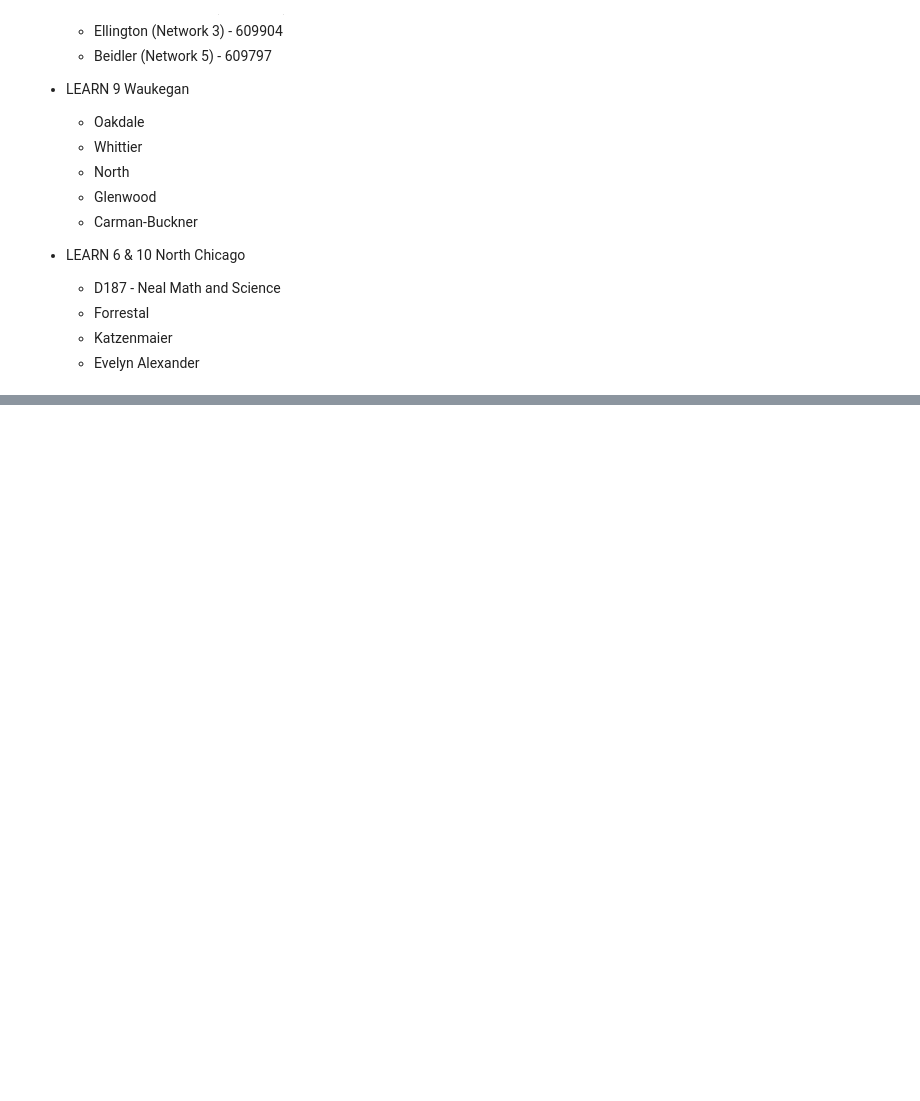
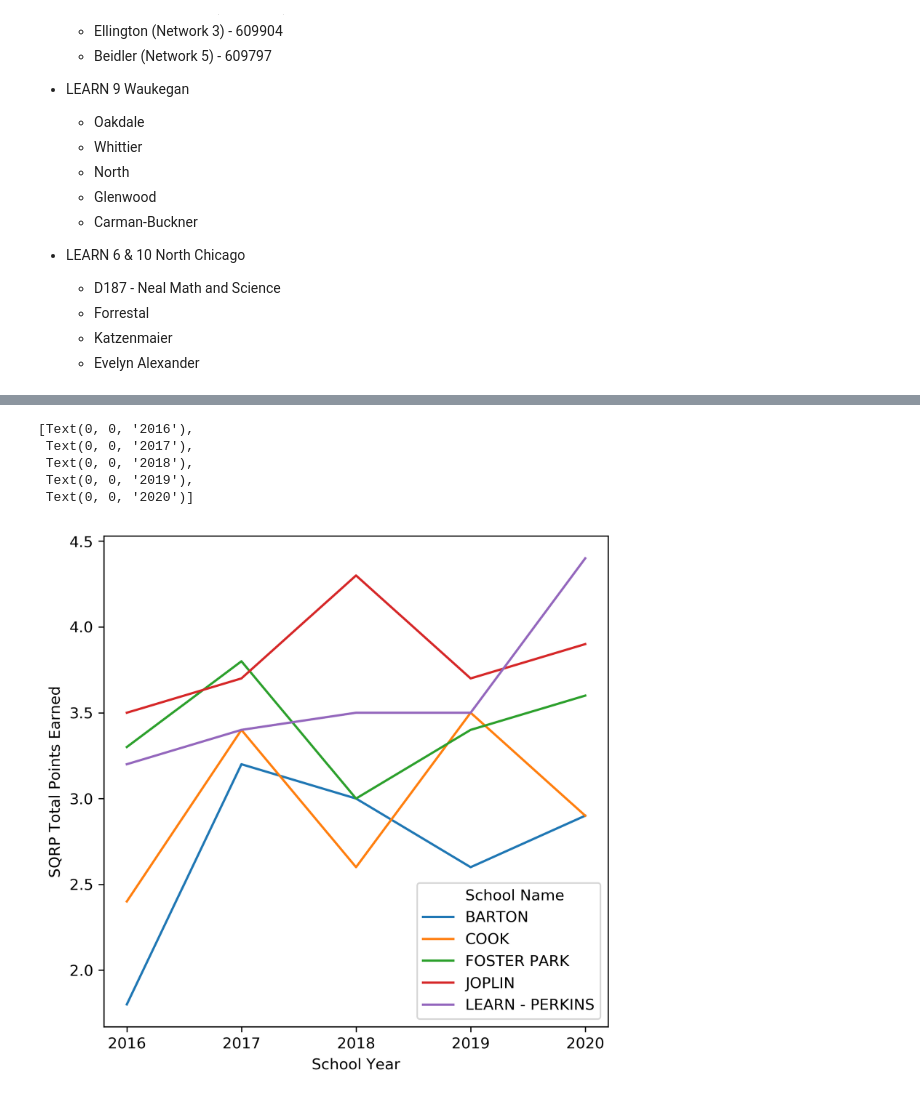
Before and after one commit to sronkowski/CPS_Report_Card, a Jupyter notebook: SQRP Ratings Preprocessing.ipynb, the cells around one changed output, grey strips where cells are left out. Drawn from its saved outputs; the diff is of its cells as text; code cells hidden in the pictures; blank space fills up the shorter version.

```diff
--- a/SQRP Ratings Preprocessing.ipynb
+++ b/SQRP Ratings Preprocessing.ipynb
@@ -342,0 +346,4 @@ To generate the most accurate possible apples-to-apples comparison, we will comp
+# %%
+hunter_perkins_comps.append(400111)
+# %%
+to_graph = df[df['School ID'].isin(hunter_perkins_comps)].copy()
@@ -342,0 +372,4 @@ To generate the most accurate possible apples-to-apples comparison, we will comp
+# %%
+to_graph['School Year'] = to_graph['School Year'].apply(lambda x: re.split('-',x)[1])
+# %%
+to_graph['School Year'] = to_graph['School Year'].astype('int')
@@ -342,0 +395,14 @@ To generate the most accurate possible apples-to-apples comparison, we will comp
+# %%
+fig, ax = plt.subplots(1, 1, figsize = (6, 6), dpi=300)
+
+
+ax = sns.lineplot(x="School Year", y="SQRP Total Points Earned", hue = 'School Name', data=to_graph)
+
+ax.set_xticklabels(['2016','2017','2018','2019','2020'])
+# %% [output]
+[Text(0, 0, '2016'),
+ Text(0, 0, '2017'),
+ Text(0, 0, '2018'),
+ Text(0, 0, '2019'),
+ Text(0, 0, '2020')]
+[figure, added]
```
Also changed, not shown: parts of 9 cells of this notebook, 1 other file.
